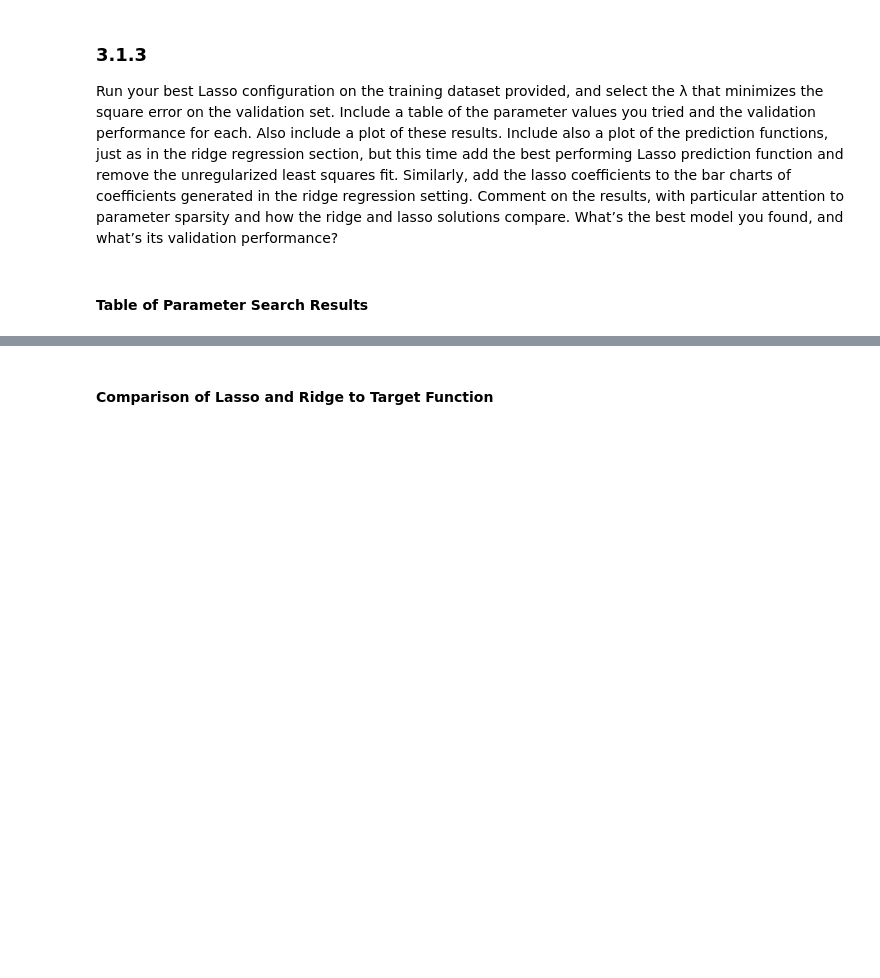
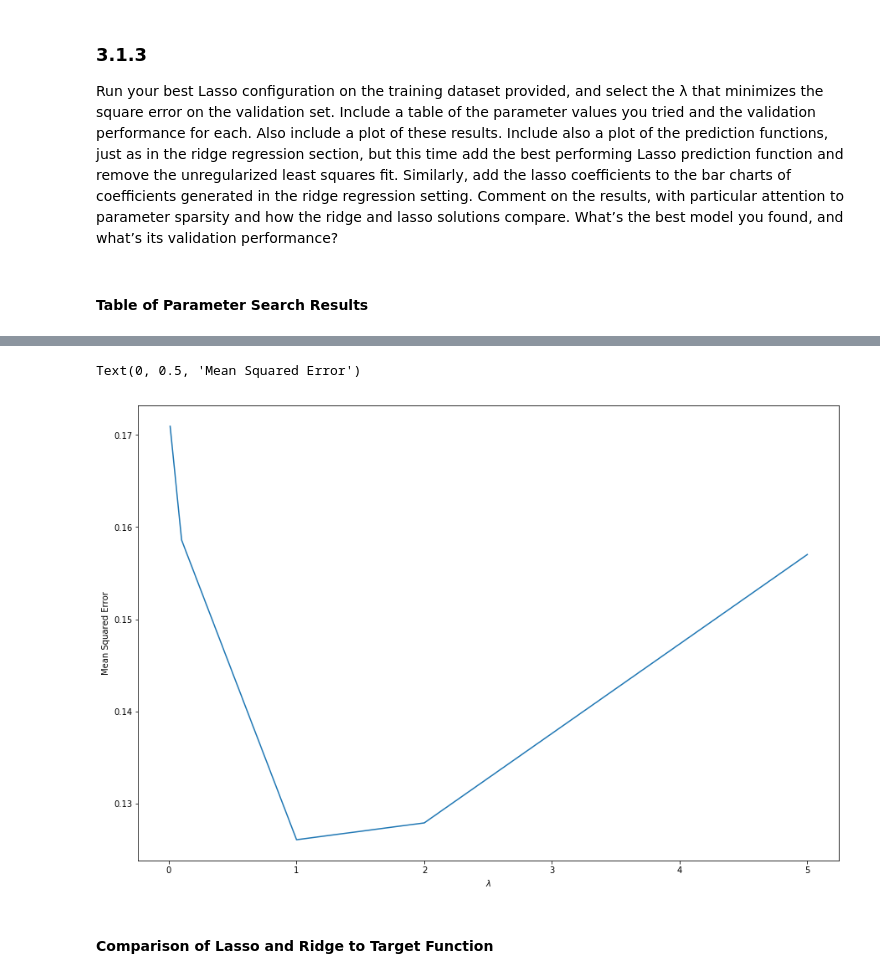
Before and after one commit to cfizette/NYU-Data-Science, a Jupyter notebook: DS-1003/hw/2/code/2-solution.ipynb, the cells around one changed output, grey strips where cells are left out. Cells and saved outputs as stored; diff of their text form; code cells hidden in the pictures; blank space fills up the shorter version.

```diff
--- a/DS-1003/hw/2/code/2-solution.ipynb
+++ b/DS-1003/hw/2/code/2-solution.ipynb
@@ -271,3 +293,10 @@ l_search_results
+# %%
+plt.plot(l_search_results['lambda'], l_search_results.val_mse)
+plt.xlabel('$\lambda$')
+plt.ylabel('Mean Squared Error')
+# %% [output]
+Text(0, 0.5, 'Mean Squared Error')
+[figure, added]
 # %%
 best_lasso_w = weights[np.argmin(val_losses)]
 l = lambdas[np.argmin(val_losses)]
```
Also changed, not shown: parts of 53 cells of this notebook.
